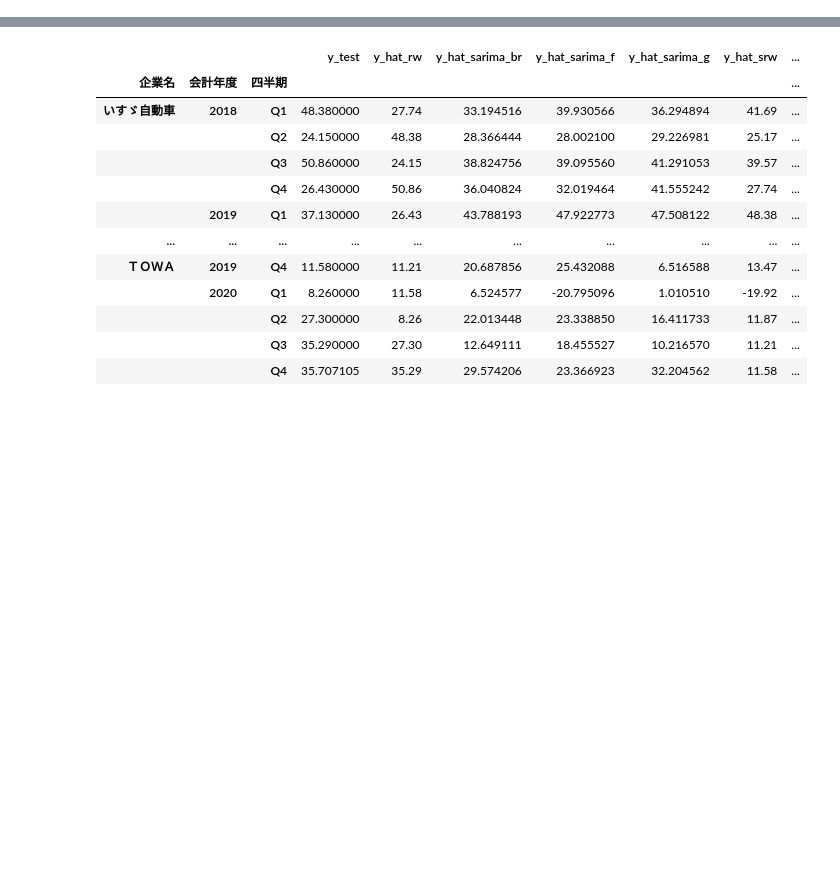
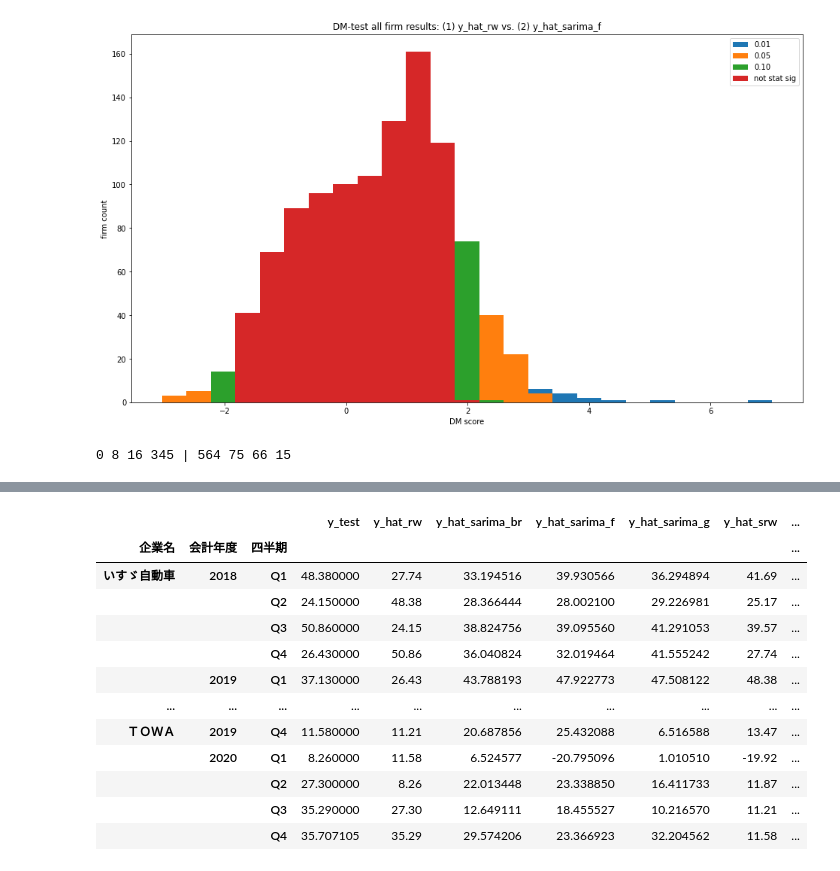
Before and after one commit to hessihan/eps_foracasting, a Jupyter notebook: notebooks/semi_report_next.ipynb, the cells around one changed output, grey strips where cells are left out. Cells and saved outputs as stored; diff of their text form; code cells hidden in the pictures; blank space fills up the shorter version.

```diff
--- a/notebooks/semi_report_next.ipynb
+++ b/notebooks/semi_report_next.ipynb
@@ -10,0 +40,21 @@ from utils.dm_test import dm_test
+# %%
+def dm_stats_hist(method_1, method_2, y_hats, bins=35):
+    dm_mape = dm_table(y_hats, method_1, method_2, crit="MAPE")
+
+    # pivot and plot
+    dm_mape.pivot(columns="sig_level", values="DM").plot.hist(bins=bins, figsize=(16, 9))
+    plt.xlabel("DM score")
+    plt.ylabel("firm count")
+    plt.legend()
+    plt.title("DM-test all firm results: (1) " + method_1 + " vs. (2) " + method_2)
+    plt.show()
+
+    p_1n = (dm_mape[dm_mape["p_value"] <= 0.010]["DM"] < 0).sum()
+    p1_5n = (dm_mape[(dm_mape["p_value"] <= 0.05) & (dm_mape["p_value"] > 0.01)]["DM"] < 0).sum()
+    p5_10n = (dm_mape[(dm_mape["p_value"] <= 0.10) & (dm_mape["p_value"] > 0.05)]["DM"] < 0).sum()
+    p10_n = (dm_mape[dm_mape["p_value"] > 0.10]["DM"] < 0).sum()
+    p10_p = (dm_mape[dm_mape["p_value"] > 0.10]["DM"] > 0).sum()
+    p5_10p = (dm_mape[(dm_mape["p_value"] <= 0.10) & (dm_mape["p_value"] > 0.05)]["DM"] > 0).sum()
+    p1_5p = (dm_mape[(dm_mape["p_value"] <= 0.05) & (dm_mape["p_value"] > 0.01)]["DM"] > 0).sum()
+    p_1p = (dm_mape[dm_mape["p_value"] <= 0.010]["DM"] > 0).sum()
+    print(p_1n, p1_5n, p5_10n, p10_n, "|", p10_p, p5_10p, p1_5p, p_1p)
@@ -10,0 +82,3 @@ from utils.dm_test import dm_test
+# %%
+y_hats_all = pd.read_csv("../assets/y_hats/y_hats_all.csv", index_col=[0, 1, 2])
+y_hats_all
@@ -10,0 +117,5 @@ from utils.dm_test import dm_test
+# %%
+dm_stats_hist(method_1="y_hat_rw", method_2="y_hat_sarima_f", y_hats=y_hats_all, bins=25)
+# %% [output]
+[figure, added]
+0 8 16 345 | 564 75 66 15
```
Also changed, not shown: parts of 31 cells of this notebook, 28 other files.
